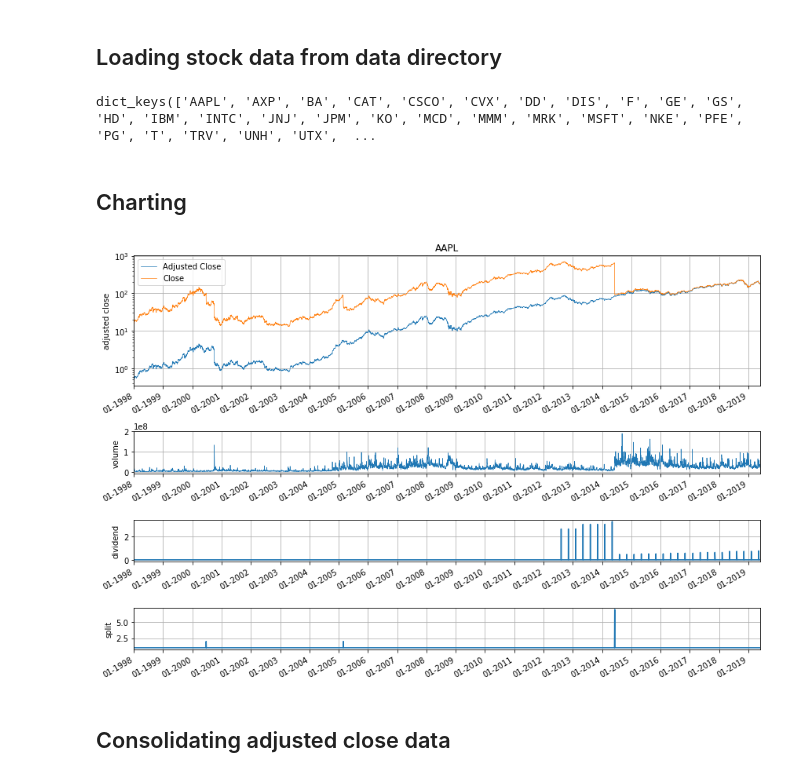
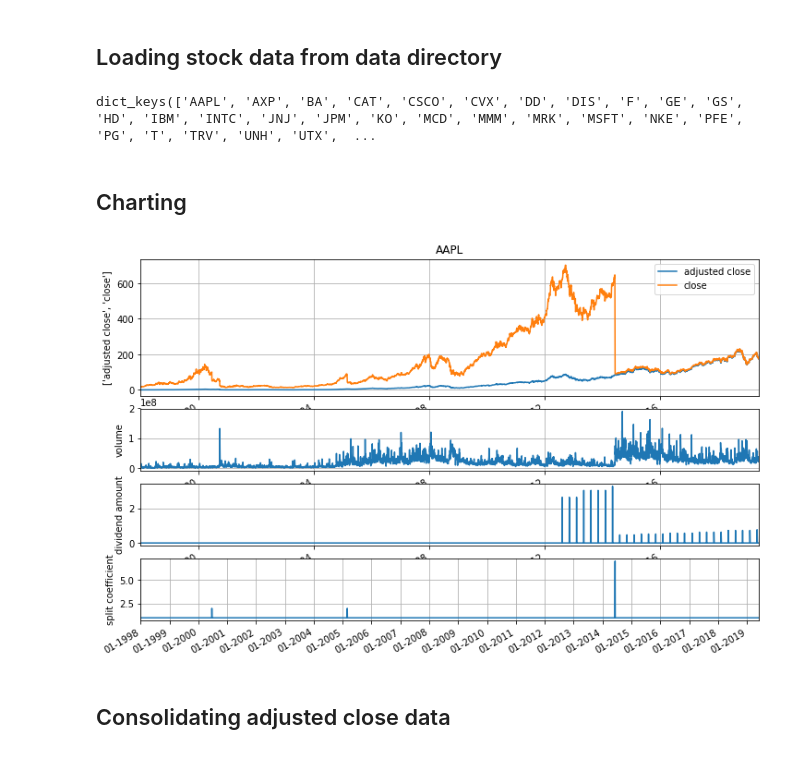
Before and after one commit to jckantor/ND-Pyomo-Cookbook, a Jupyter notebook: notebooks/08.02-Consolidating-and-Charting-Stock-Data.ipynb, the cells around one changed output. Drawn from its saved outputs; the diff is of its cells as text; code cells hidden in the pictures.

```diff
--- a/notebooks/08.02-Consolidating-and-Charting-Stock-Data.ipynb
+++ b/notebooks/08.02-Consolidating-and-Charting-Stock-Data.ipynb
@@ -23,7 +23,7 @@ import pandas as pd
 # %% [markdown]
 ## Loading stock data from data directory
 # %%
-data_dir = 'data/stocks'
+data_dir = os.path.join('data', 'stocks')
 
 stocks = {}
 for file in sorted(os.listdir(data_dir)):
@@ -32,47 +32,27 @@ for file in sorted(os.listdir(data_dir)):
         fname = os.path.join(data_dir, file)
         stocks[s] = pd.read_csv(fname, index_col=0)
         stocks[s].set_index(pd.DatetimeIndex(stocks[s].index), inplace=True)
+
+stocks.keys()
+# %% [output]
+dict_keys(['AAPL', 'AXP', 'BA', 'CAT', 'CSCO', 'CVX', 'DD', 'DIS', 'F', 'GE', 'GS', 'HD', 'IBM', 'INTC', 'JNJ', 'JPM', 'KO', 'MCD', 'MMM', 'MRK', 'MSFT', 'NKE', 'PFE', 'PG', 'T', 'TRV', 'UNH', 'UTX',  ...
-# %%
-stocks.keys()
-# %% [output]
-dict_keys(['AAPL', 'AXP', 'BA', 'CAT', 'CSCO', 'CVX', 'DD', 'DIS', 'F', 'GE', 'GS', 'HD', 'IBM', 'INTC', 'JNJ', 'JPM', 'KO', 'MCD', 'MMM', 'MRK', 'MSFT', 'NKE', 'PFE', 'PG', 'T', 'TRV', 'UNH', 'UTX',  ...
 # %% [markdown]
 ## Charting
 # %%
 def stock_chart(symbol):
     S = pd.DataFrame.from_dict(stocks[symbol])
-
     fig = plt.figure(figsize=(12,8))
-
-    ax1 = plt.subplot(5,1,(1,2))
-    S['adjusted close'].plot(ax=ax1, lw=0.7, logy=True)
-    S['close'].plot(ax=ax1, lw=0.7, logy=True)
-    ax1.set_title(symbol)
-    ax1.legend(['Adjusted Close','Close'])
-    ax1.set_ylabel('adjusted close')
-
-    ax2 = plt.subplot(5,1,3)
-    S['volume'].plot(ax=ax2, lw=0.7)
-    ax2.set_ylabel('volume')
-
-    ax3 = plt.subplot(5,1,4)
-    S['dividend amount'].plot(ax=ax3)
-    ax3.set_ylabel('dividend')
-
-    ax4 = plt.subplot(5,1,5)
-    S['split coefficient'].plot(ax=ax4)
-    ax4.set_ylabel('split')
-
-    for ax in [ax1, ax2, ax3, ax4]:
-        ax.xaxis.set_major_locator(mdates.YearLocator())
-        ax.xaxis.set_major_formatter(mdates.DateFormatter('%m-%Y'))
-        ax.grid(True)
-
-    fig.tight_layout()
+    ax = [plt.subplot(5,1,(1,2)), plt.subplot(5,1,3), plt.subplot(5,1,4), plt.subplot(5,1,5)]
+    for a, s in zip(ax, [['adjusted close', 'close'], 'volume', 'dividend amount', 'split coefficient']):
+        S[s].plot(ax=a, grid=True)
+        a.set_ylabel(s)
+    ax[0].set_title(symbol)
+    ax[-1].xaxis.set_major_locator(mdates.YearLocator())
+    ax[-1].xaxis.set_major_formatter(mdates.DateFormatter('%m-%Y'))
 
 stock_chart('AAPL')
 # %% [output]
-[figure, old version]
+[figure, new version]
 # %% [markdown]
 ## Consolidating adjusted close data
 # %%
```
Also changed, not shown: parts of 1 cell of this notebook, 4 other files.
